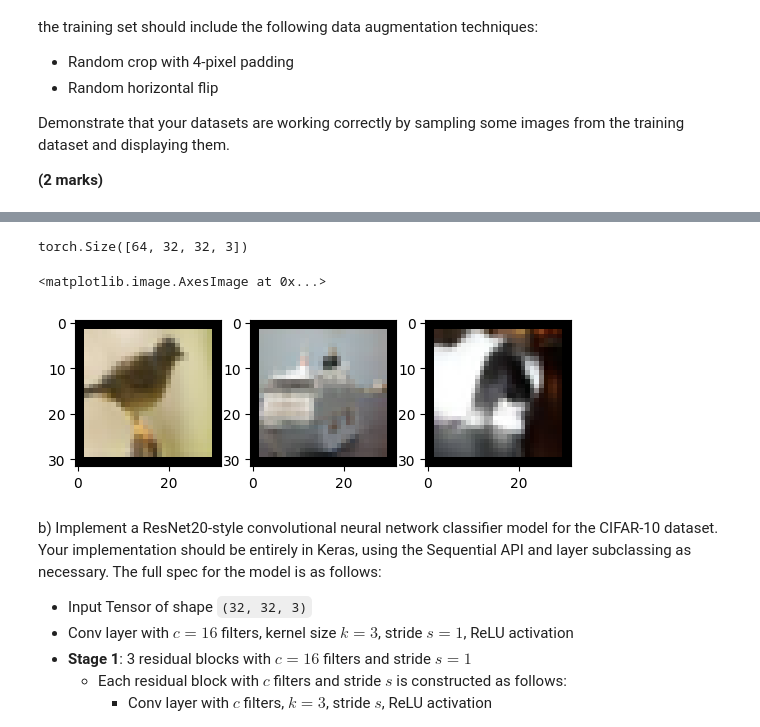
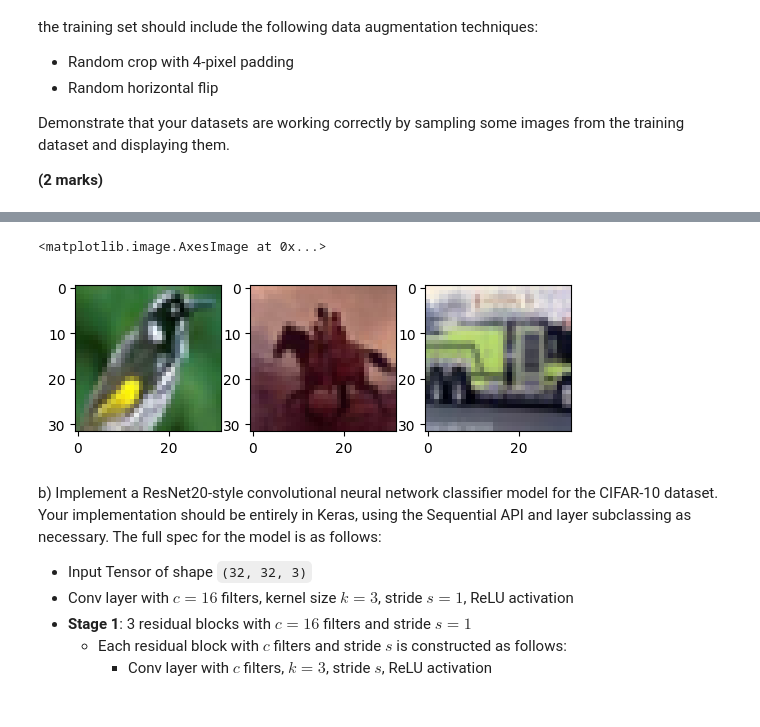
Before and after one commit to Gautam-Chauhan/DeepLearningCoursework2, a Jupyter notebook: Summative_assessment_2.ipynb, the cells around one changed output, grey strips where cells are left out. Saved outputs shown, nothing was run; the diff lists cells and outputs as text; code cells hidden in the pictures.

```diff
--- a/Summative_assessment_2.ipynb
+++ b/Summative_assessment_2.ipynb
@@ -95,11 +97,30 @@ class TrainDataset(torch.utils.data.Dataset):
     return len(self.inputs)
 
   def __getitem__(self, idx):
-    # Apply augmentations and divide by 255 to get the values into the range of 0-1
-    x = self.inputs[idx,:,:,:].reshape((1,32,32,3))
-    input = self.augmentations(x).reshape(32,32,3)/255
+    # Apply augmentations
+    # x = self.inputs[idx,:,:,:].reshape((1,32,32,3))
+    # input = self.augmentations(x).reshape(32,32,3)
+    input = self.inputs[idx,:,:,:]/255
     output = self.outputs[idx]
     return input, output
+# %%
+class TrainDataset(torch.utils.data.Dataset):
+
+  def __init__(self, inputs, outputs):
+    self.augmentations = transforms.Compose([transforms.RandomCrop(28,padding=2),
+                                             transforms.RandomHorizontalFlip(p=0.5)])
+    self.inputs = torch.tensor(inputs)
+    self.outputs = torch.tensor(outputs)
+
+  def __len__(self):
+    return len(self.inputs)
+
+  def __getitem__(self, idx):
+    # Apply augmentations
+    x = self.inputs[idx,:,:,:]
+    input = self.augmentations(x)
+    output = self.outputs[idx]
+    return input, output
 # %%
 class EvalDataset(torch.utils.data.Dataset):
 
@@ -115,24 +136,20 @@ class EvalDataset(torch.utils.data.Dataset):
     output = self.outputs[idx]
     return input, output
 # %%
-train_data_loader = torch.utils.data.DataLoader(TrainDataset(x_train,y_train),batch_size=64,shuffle=False)
+train_data_loader = torch.utils.data.DataLoader(TrainDataset(x_train,y_train),batch_size=64,shuffle=True)
 val_data_loader = torch.utils.data.DataLoader(EvalDataset(x_val,y_val),batch_size=64,shuffle=False)
 test_data_loader = torch.utils.data.DataLoader(EvalDataset(x_test,y_test),batch_size=64,shuffle=False)
 # %%
 images, labels = next(iter(train_data_loader))
-# %%
-print(images.shape)
-# %% [output]
-torch.Size([64, 32, 32, 3])
 # %%
 display_images = images[10:13,:,:,:]
 fig,ax = plt.subplots(1,3)
-ax[0].imshow(display_images[0])
-ax[1].imshow(display_images[1])
-ax[2].imshow(display_images[2])
+ax[0].imshow(display_images[0].cpu().numpy())
+ax[1].imshow(display_images[1].cpu().numpy())
+ax[2].imshow(display_images[2].cpu().numpy())
 # %% [output]
 <matplotlib.image.AxesImage at 0x...>
-[figure, old version]
+[figure, new version]
 # %% [markdown]
 b) Implement a ResNet20-style convolutional neural network classifier model for the CIFAR-10 dataset. Your implementation should be entirely in Keras, using the Sequential API and layer subclassing as necessary. The full spec for the model is as follows:
 
```
Also changed, not shown: parts of 7 cells of this notebook.
